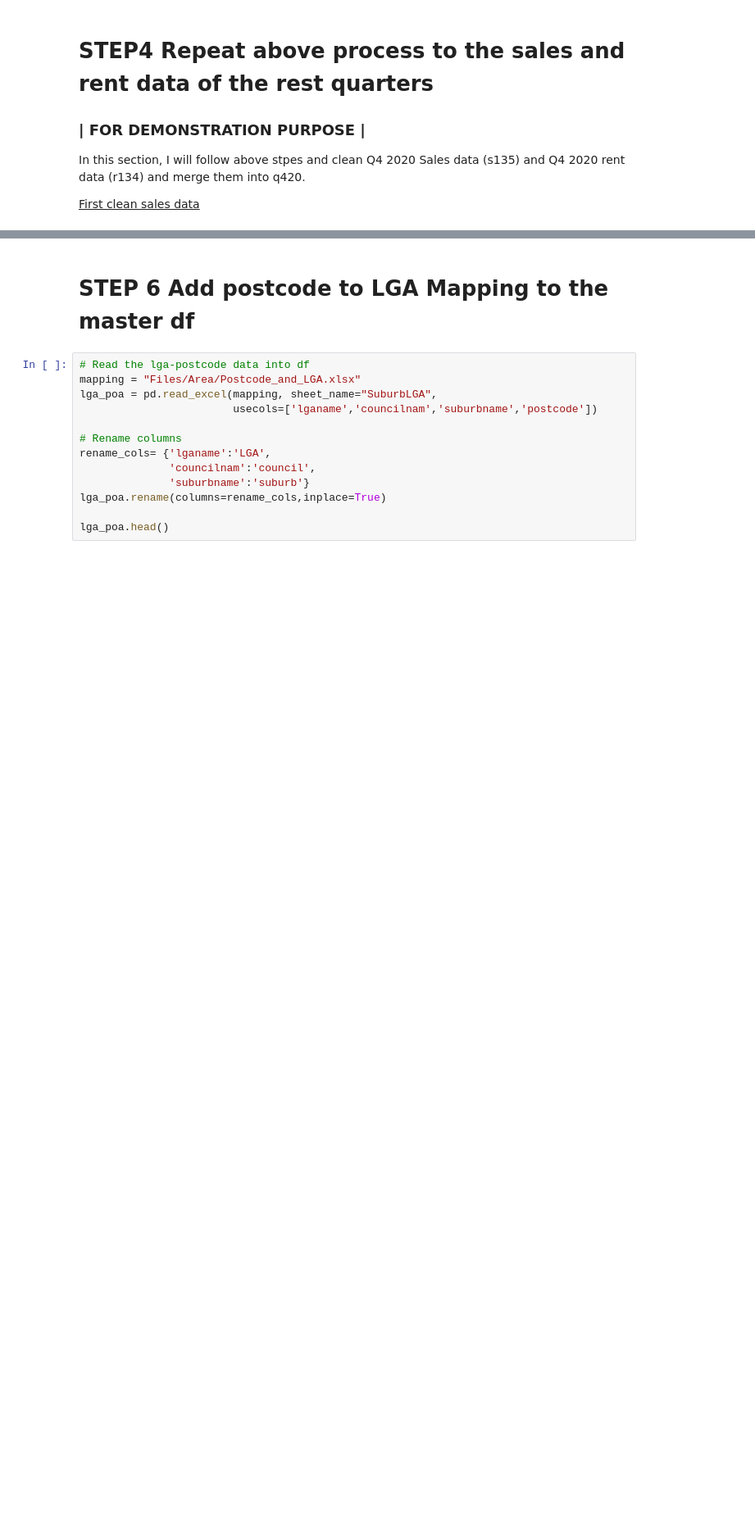
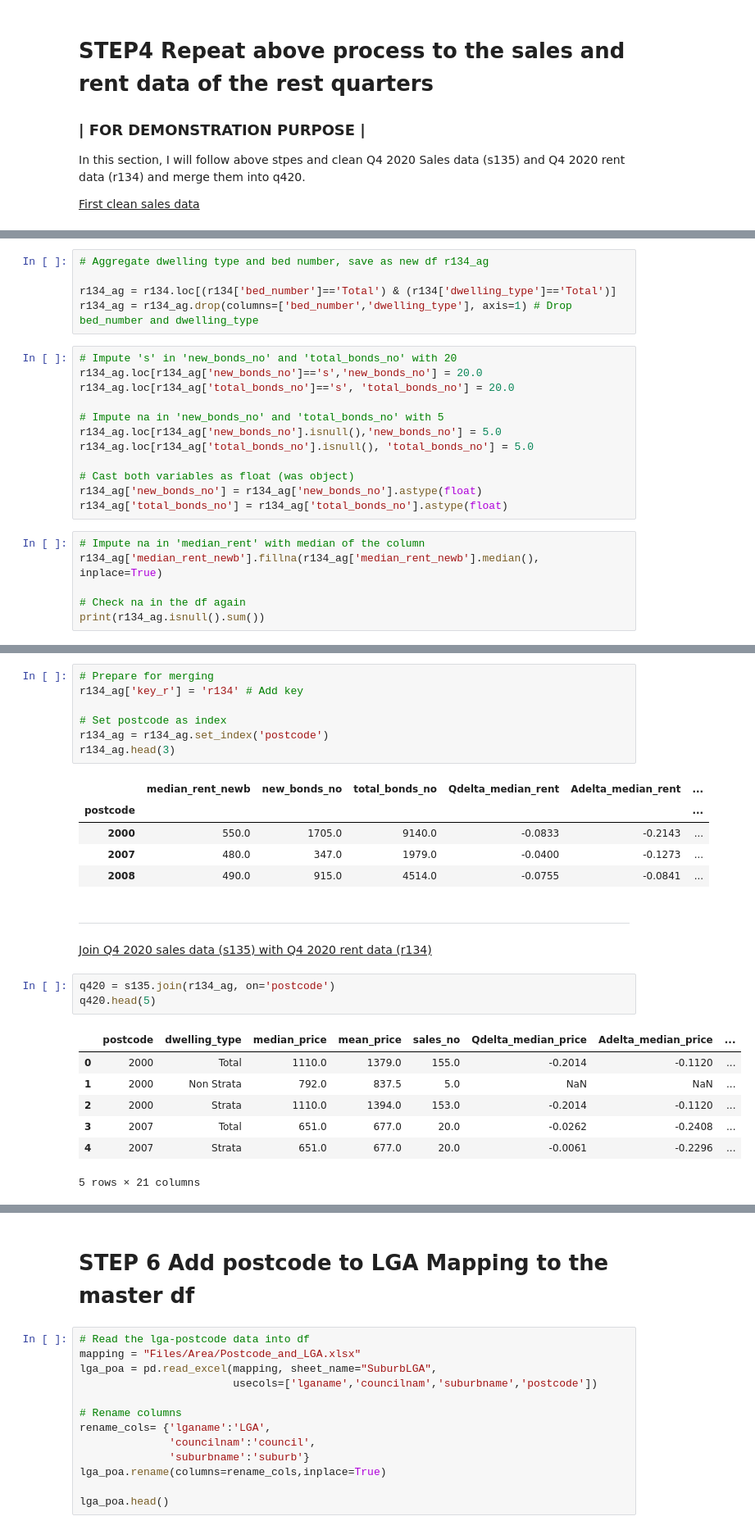
Before and after one commit to walthersy/NSW-house-price, a Jupyter notebook: Data Cleaning Process.ipynb, the cells around one changed output, grey strips where cells are left out. Shown at 82% size. Saved outputs shown, nothing was run; the diff lists cells and outputs as text; blank space fills up the shorter version.

```diff
--- a/Data Cleaning Process.ipynb
+++ b/Data Cleaning Process.ipynb
@@ -524,0 +533,23 @@ r135.head(10)
+# %%
+# Aggregate dwelling type and bed number, save as new df r134_ag
+
+r134_ag = r134.loc[(r134['bed_number']=='Total') & (r134['dwelling_type']=='Total')]
+r134_ag = r134_ag.drop(columns=['bed_number','dwelling_type'], axis=1) # Drop bed_number and dwelling_type
+# %%
+# Impute 's' in 'new_bonds_no' and 'total_bonds_no' with 20
+r134_ag.loc[r134_ag['new_bonds_no']=='s','new_bonds_no'] = 20.0
+r134_ag.loc[r134_ag['total_bonds_no']=='s', 'total_bonds_no'] = 20.0
+
+# Impute na in 'new_bonds_no' and 'total_bonds_no' with 5
+r134_ag.loc[r134_ag['new_bonds_no'].isnull(),'new_bonds_no'] = 5.0
+r134_ag.loc[r134_ag['total_bonds_no'].isnull(), 'total_bonds_no'] = 5.0
+
+# Cast both variables as float (was object)
+r134_ag['new_bonds_no'] = r134_ag['new_bonds_no'].astype(float)
+r134_ag['total_bonds_no'] = r134_ag['total_bonds_no'].astype(float)
+# %%
+# Impute na in 'median_rent' with median of the column
+r134_ag['median_rent_newb'].fillna(r134_ag['median_rent_newb'].median(), inplace=True)
+
+# Check na in the df again
+print(r134_ag.isnull().sum())
@@ -524,0 +566,27 @@ r135.head(10)
+# %%
+# Prepare for merging
+r134_ag['key_r'] = 'r134' # Add key
+
+# Set postcode as index
+r134_ag = r134_ag.set_index('postcode')
+r134_ag.head(3)
+# %% [output]
+|  | median_rent_newb | new_bonds_no | total_bonds_no | Qdelta_median_rent | Adelta_median_rent | ... |
+| postcode |  |  |  |  |  | ... |
+| 2000 | 550.0 | 1705.0 | 9140.0 | -0.0833 | -0.2143 | ... |
+| 2007 | 480.0 | 347.0 | 1979.0 | -0.0400 | -0.1273 | ... |
+| 2008 | 490.0 | 915.0 | 4514.0 | -0.0755 | -0.0841 | ... |
+# %% [markdown]
+----
+<u>Join Q4 2020 sales data (s135) with Q4 2020 rent data (r134) </u>
+# %%
+q420 = s135.join(r134_ag, on='postcode')
+q420.head(5)
+# %% [output]
+|  | postcode | dwelling_type | median_price | mean_price | sales_no | Qdelta_median_price | Adelta_median_price | ... |
+| 0 | 2000 | Total | 1110.0 | 1379.0 | 155.0 | -0.2014 | -0.1120 | ... |
+| 1 | 2000 | Non Strata | 792.0 | 837.5 | 5.0 | NaN | NaN | ... |
+| 2 | 2000 | Strata | 1110.0 | 1394.0 | 153.0 | -0.2014 | -0.1120 | ... |
+| 3 | 2007 | Total | 651.0 | 677.0 | 20.0 | -0.0262 | -0.2408 | ... |
+| 4 | 2007 | Strata | 651.0 | 677.0 | 20.0 | -0.0061 | -0.2296 | ... |
+5 rows × 21 columns
```
Also changed, not shown: parts of 30 cells of this notebook.
